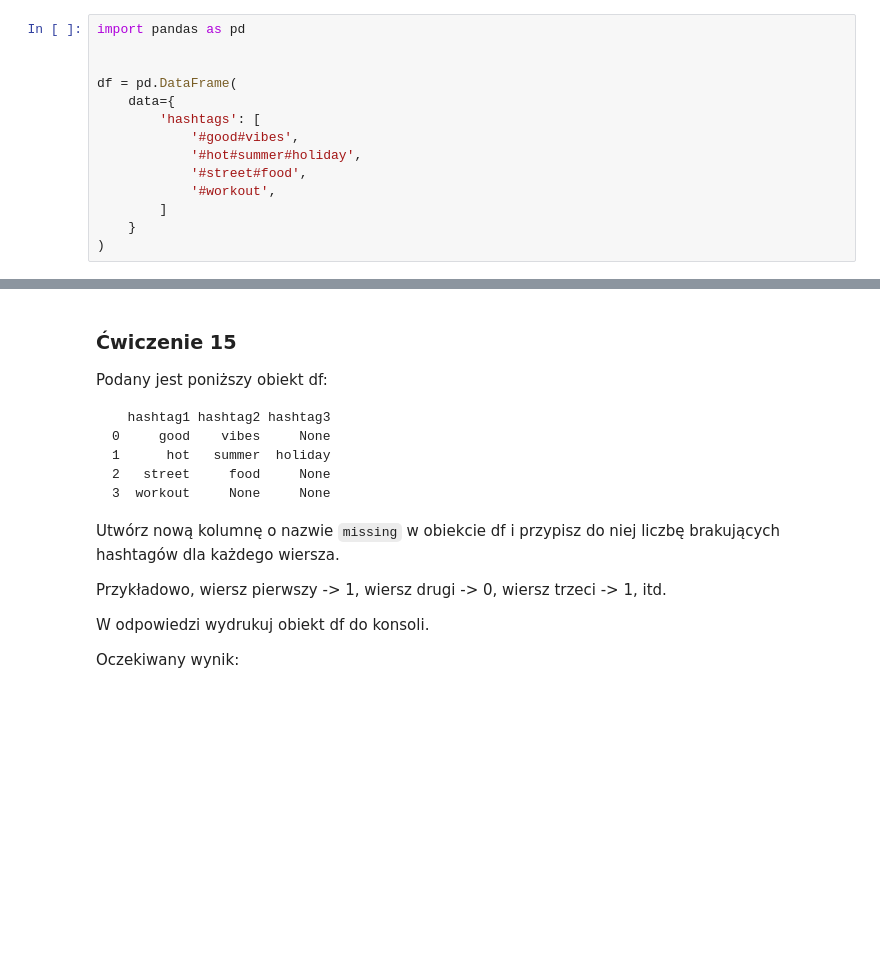
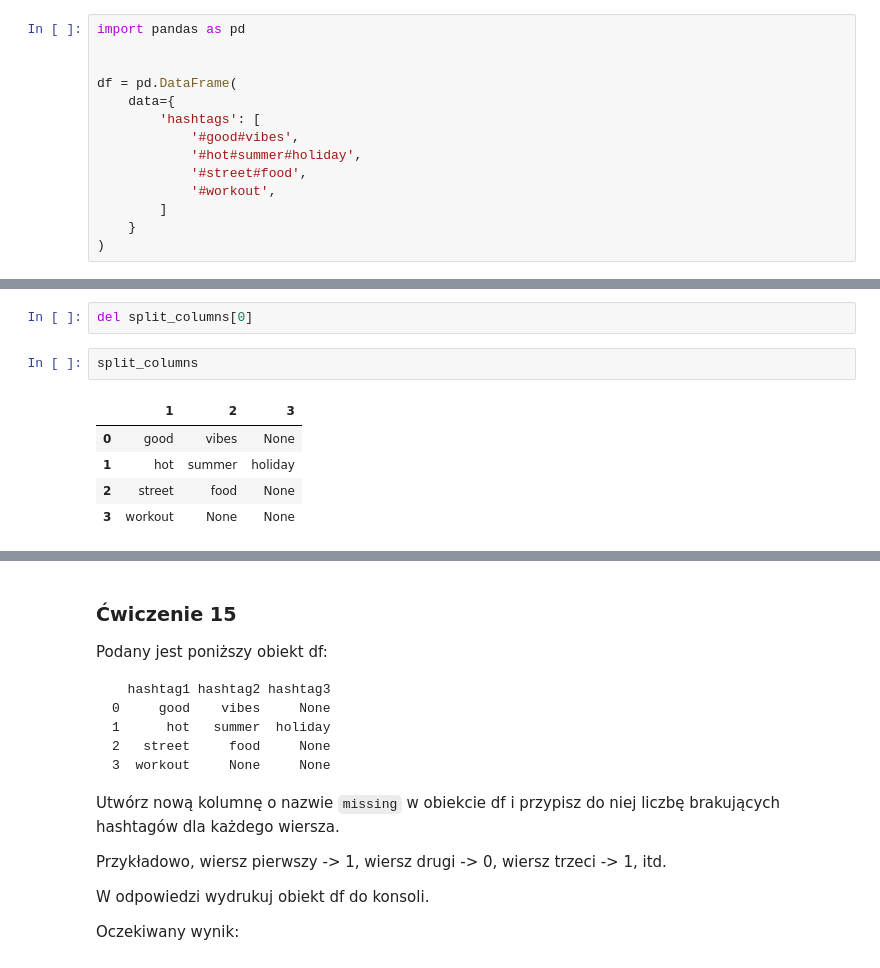
Before and after one commit to tomasz450/Uczenie-maszynowe-w-Python-25-11-24, a Jupyter notebook: 8. ZADANIA/machine learning/11-20/11-20 zadania machine learning.ipynb, the cells around one changed output, grey strips where cells are left out. Drawn from its saved outputs; the diff is of its cells as text; blank space fills up the shorter version.

```diff
--- a/8. ZADANIA/machine learning/11-20/11-20 zadania machine learning.ipynb
+++ b/8. ZADANIA/machine learning/11-20/11-20 zadania machine learning.ipynb
@@ -204,0 +257,10 @@ df = pd.DataFrame(
+# %%
+del split_columns[0]
+# %%
+split_columns
+# %% [output]
+|  | 1 | 2 | 3 |
+| 0 | good | vibes | None |
+| 1 | hot | summer | holiday |
+| 2 | street | food | None |
+| 3 | workout | None | None |
```
Also changed, not shown: parts of 31 cells of this notebook, 2 other files.
